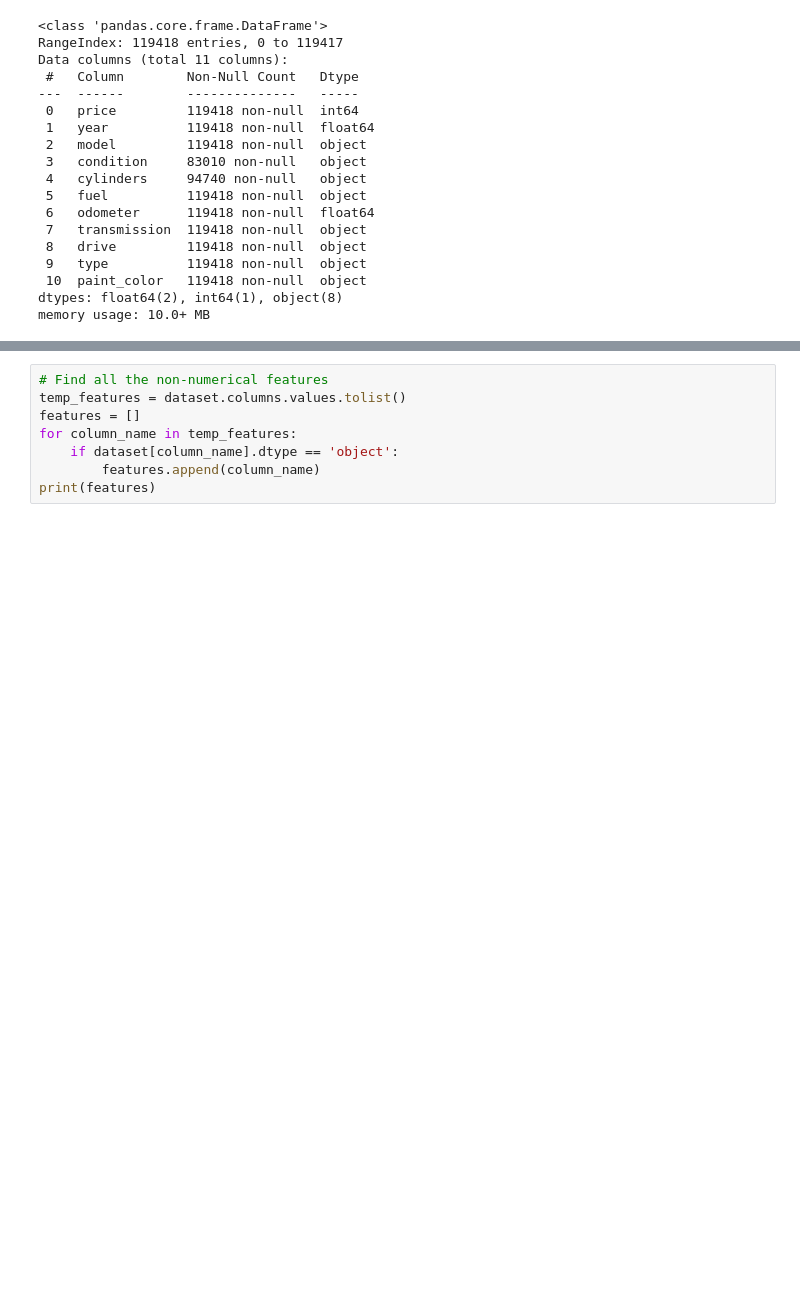
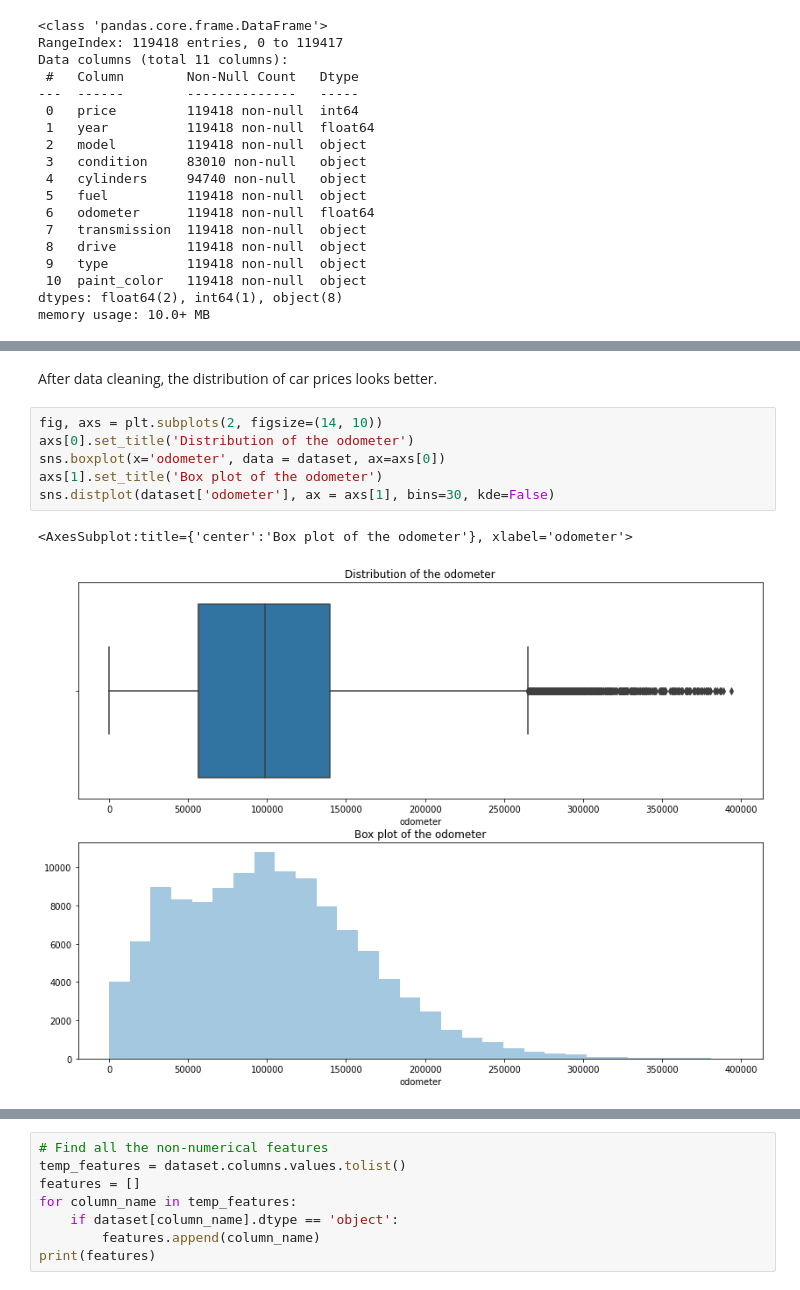
Before and after one commit to rdalexis/uw-ece657a-project-group25, a Jupyter notebook: Used_Car_Price_Prediction_Part2.ipynb, the cells around one changed output, grey strips where cells are left out. Saved outputs shown, nothing was run; the diff lists cells and outputs as text; blank space fills up the shorter version.

```diff
--- a/Used_Car_Price_Prediction_Part2.ipynb
+++ b/Used_Car_Price_Prediction_Part2.ipynb
@@ -61,0 +81,11 @@ memory usage: 10.0+ MB
+# %% [markdown]
+After data cleaning, the distribution of car prices looks better.
+# %%
+fig, axs = plt.subplots(2, figsize=(14, 10))
+axs[0].set_title('Distribution of the odometer')
+sns.boxplot(x='odometer', data = dataset, ax=axs[0])
+axs[1].set_title('Box plot of the odometer')
+sns.distplot(dataset['odometer'], ax = axs[1], bins=30, kde=False)
+# %% [output]
+<AxesSubplot:title={'center':'Box plot of the odometer'}, xlabel='odometer'>
+[figure, added]
```
Also changed, not shown: parts of 35 cells of this notebook, 2 other files.
